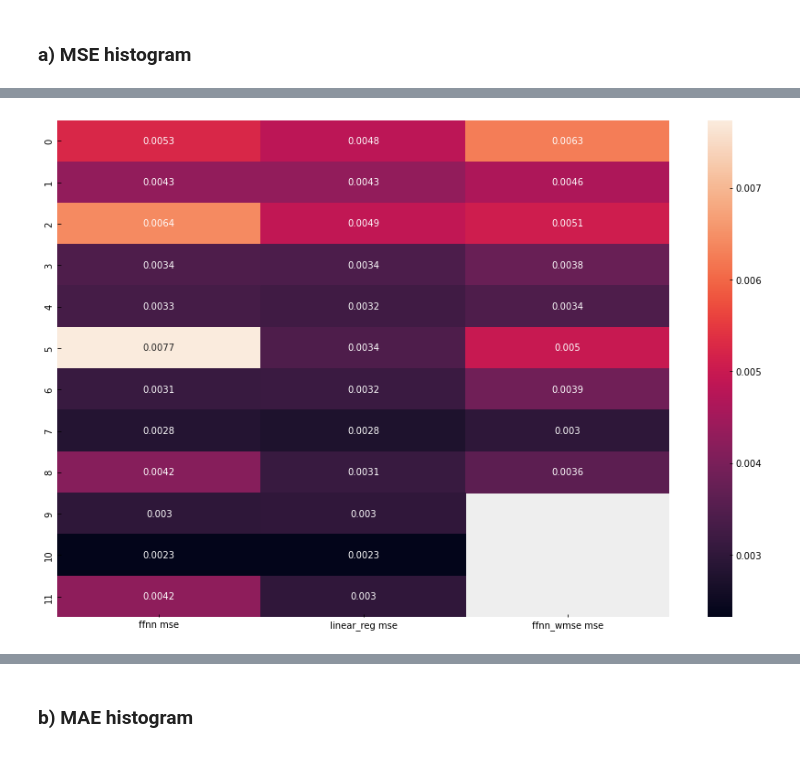
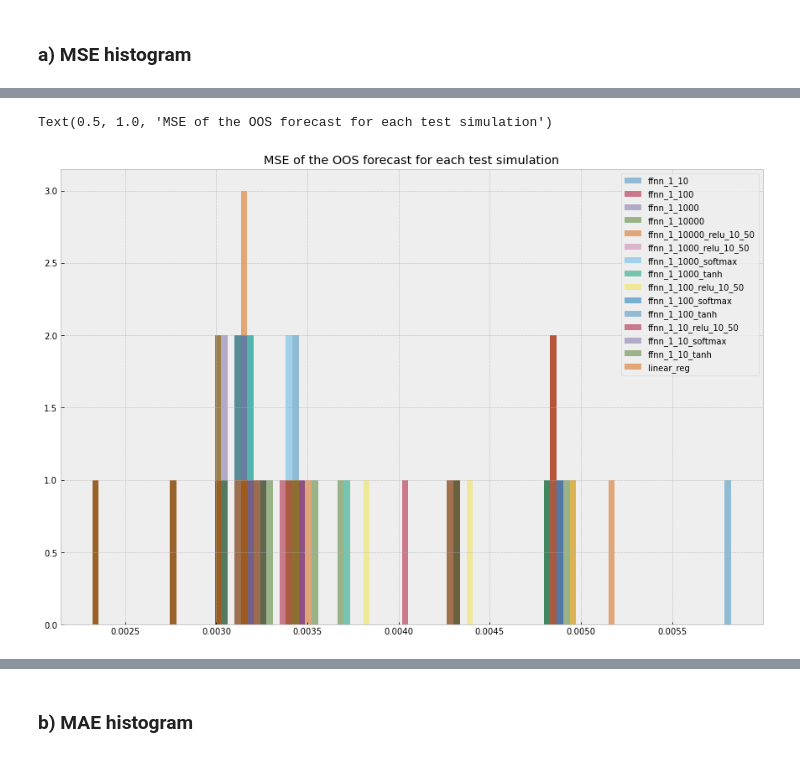
Before and after one commit to dcuoliveira/NN-VAR-Cov-Pred, a Jupyter notebook: src/results_report.ipynb, the cells around one changed output, grey strips where cells are left out. Drawn from its saved outputs; the diff is of its cells as text; code cells hidden in the pictures.

```diff
--- a/src/results_report.ipynb
+++ b/src/results_report.ipynb
@@ -160,4 +136,0 @@ Text(0.5, 1.0, 'MSE of the OOS forecast for each test simulation')
-# %%
-ax = sns.heatmap(hist_mse_df, annot=True)
-# %% [output]
-[figure, removed]
@@ -163,0 +145,9 @@ ax = sns.heatmap(hist_mse_df, annot=True)
+# %%
+bins = np.linspace(hist_mse_df.min().min(), hist_mse_df.max().max(), 100)
+for colname in hist_mse_df.columns:
+    plt.hist(hist_mse_df[colname], bins, alpha=0.5, label=colname)
+plt.legend(loc='upper right')
+plt.title("MSE of the OOS forecast for each test simulation")
+# %% [output]
+Text(0.5, 1.0, 'MSE of the OOS forecast for each test simulation')
+[figure, added]
```
Also changed, not shown: parts of 10 cells of this notebook.
